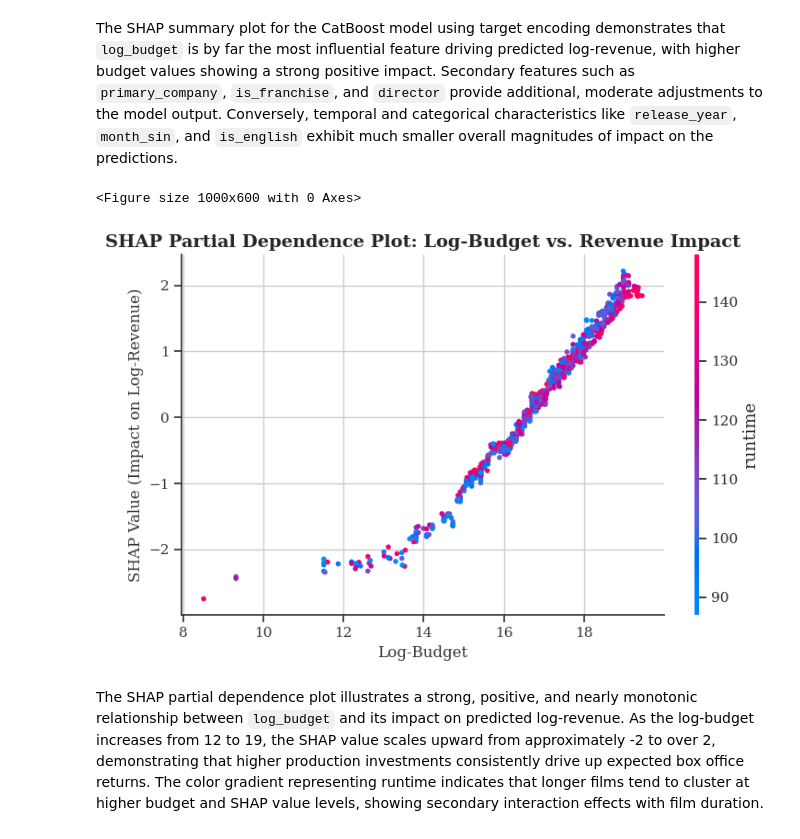
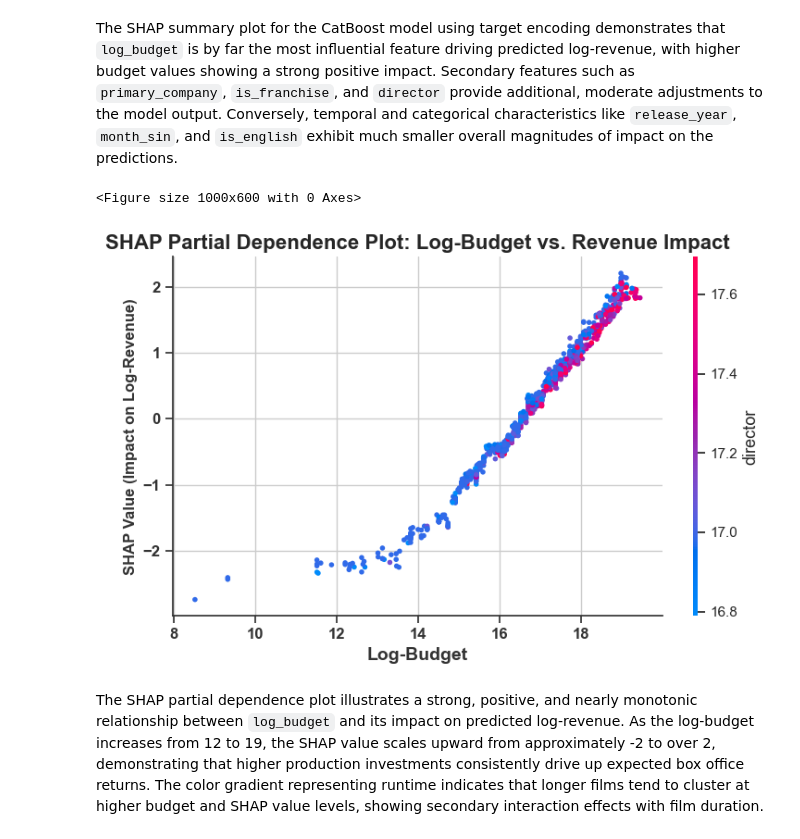
Before and after one commit to avayashka/MoviePrediction_Results, a Jupyter notebook: box_office_prediction.ipynb, the cells around one changed output. Drawn from its saved outputs; the diff is of its cells as text; code cells hidden in the pictures.

```diff
--- a/box_office_prediction.ipynb
+++ b/box_office_prediction.ipynb
@@ -651,6 +651,11 @@ ols = LinearRegression()
 ols.fit(X_train_te, y_train)
 ols_preds = ols.predict(X_test_te)
 all_results.append({"Model / Encoder": "OLS Baseline (Target Encoded)", **get_metrics(y_test, ols_preds)})
+
+ols_le = LinearRegression()
+ols_le.fit(X_train_le, y_train)
+ols_le_preds = ols_le.predict(X_test_le)
+all_results.append({"Model / Encoder": "OLS (Label Encoded)", **get_metrics(y_test, ols_le_preds)})
 
 rf_le = RandomForestRegressor(**study_rf_le.best_params, n_jobs=-1, random_state=42)
 rf_le.fit(X_train_le, y_train)
@@ -1131,22 +1203,21 @@ plt.show()
 # %% [markdown]
 The SHAP summary plot for the CatBoost model using target encoding demonstrates that `log_budget` is by far the most influential feature driving predicted log-revenue, with higher budget values showing a strong positive impact. Secondary features such as `primary_company`, `is_franchise`, and `director` provide additional, moderate adjustments to the model output. Conversely, temporal and categorical characteristics like `release_year`, `month_sin`, and `is_english` exhibit much smaller overall magnitudes of impact on the predictions.
 # %%
+os.makedirs('figures', exist_ok=True)
+
 plt.figure(figsize=(10, 6))
-shap.dependence_plot(
-    "log_budget",
-    shap_values.values,
-    X_test_le,
-    interaction_index="auto",
-    show=False
-)
-plt.title("SHAP Partial Dependence Plot: Log-Budget vs. Revenue Impact", fontsize=14, fontweight='bold')
-plt.xlabel("Log-Budget", fontsize=12)
-plt.ylabel("SHAP Value (Impact on Log-Revenue)", fontsize=12)
+shap.dependence_plot("log_budget", shap_values.values, CAND_X, interaction_index="auto", show=False)
+plt.title("SHAP Partial Dependence Plot: Log-Budget vs. Revenue Impact", fontsize=16, fontweight='bold')
+plt.xlabel("Log-Budget", fontsize=14, fontweight='bold')
+plt.ylabel("SHAP Value (Impact on Log-Revenue)", fontsize=12, fontweight='bold')
+plt.tick_params(axis='both', which='major', labelsize=12)
+plt.xticks(fontweight='bold'); plt.yticks(fontweight='bold')
 plt.tight_layout()
+plt.savefig('figures/shap_dependence_log_budget.pdf', format='pdf', bbox_inches='tight')
 plt.show()
 # %% [output]
 <Figure size 1000x600 with 0 Axes>
-[figure, old version]
+[figure, new version]
 # %% [markdown]
 The SHAP partial dependence plot illustrates a strong, positive, and nearly monotonic relationship between `log_budget` and its impact on predicted log-revenue. As the log-budget increases from 12 to 19, the SHAP value scales upward from approximately -2 to over 2, demonstrating that higher production investments consistently drive up expected box office returns. The color gradient representing runtime indicates that longer films tend to cluster at higher budget and SHAP value levels, showing secondary interaction effects with film duration.
 # %%
```
Also changed, not shown: parts of 10 cells of this notebook.
